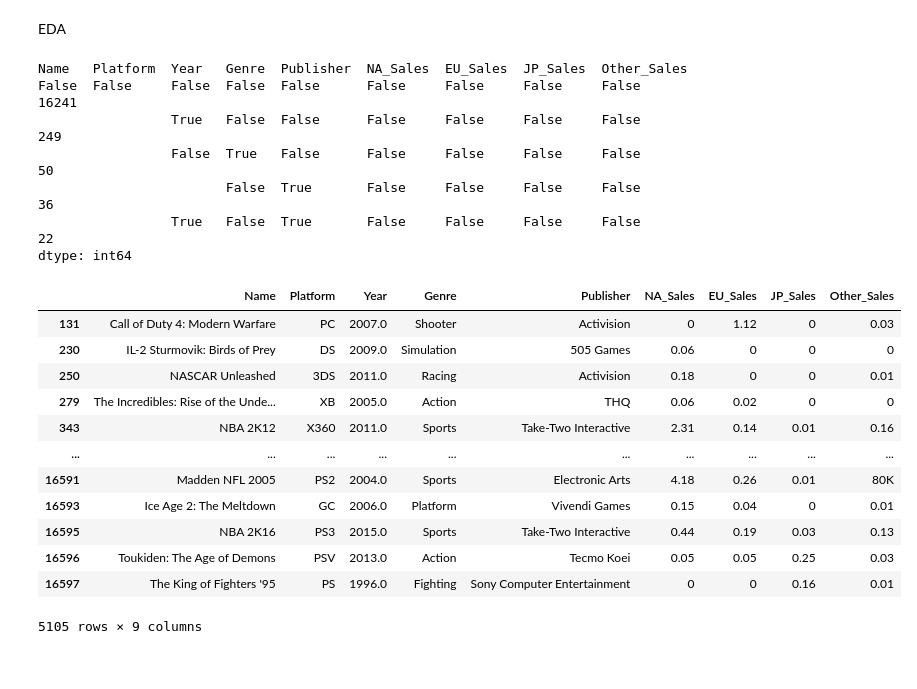
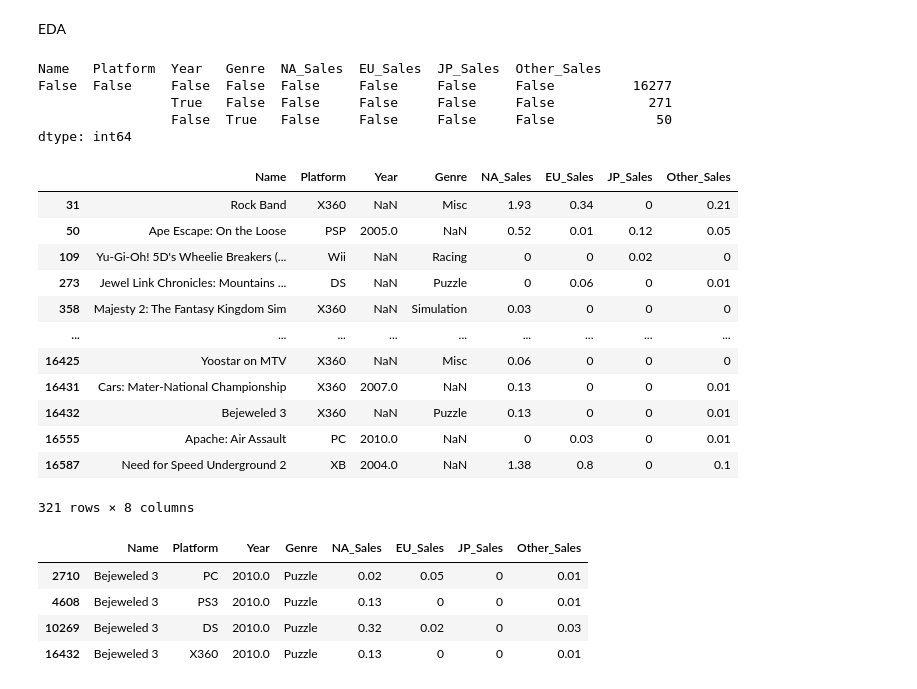
Before and after one commit to IlsuSong/Section1_Project, a Jupyter notebook: AI_14_송일수_Section1.ipynb, the cells around one changed output. Drawn from its saved outputs; the diff is of its cells as text; code cells hidden in the pictures.

```diff
--- a/AI_14_송일수_Section1.ipynb
+++ b/AI_14_송일수_Section1.ipynb
@@ -27,32 +22,28 @@ df.head()
 # %% [markdown]
 EDA
 # %%
-dfc=df.drop("Unnamed: 0",axis=1)
+dfc=df.drop(["Unnamed: 0","Publisher"],axis=1) # 분석에 필요없는 feature 제거
 
-dfc.isnull().value_counts()
+dfc.isnull().value_counts() # null값 존재하는 컬럼 찾기
 # %% [output]
-Name   Platform  Year   Genre  Publisher  NA_Sales  EU_Sales  JP_Sales  Other_Sales
-False  False     False  False  False      False     False     False     False          16241
-                 True   False  False      False     False     False     False            249
-                 False  True   False      False     False     False     False             50
-                        False  True       False     False     False     False             36
-                 True   False  True       False     False     False     False             22
+Name   Platform  Year   Genre  NA_Sales  EU_Sales  JP_Sales  Other_Sales
+False  False     False  False  False     False     False     False          16277
+                 True   False  False     False     False     False            271
+                 False  True   False     False     False     False             50
 dtype: int64
 # %%
-dfc[dfc.Year.isnull() | dfc.Genre.isnull() | dfc.Publisher.isnull()]
-
-dfc[dfc.Name.duplicated()&dfc.Platform.duplicated()]
+dfc[dfc.Year.isnull() | dfc.Genre.isnull()]
 # %% [output]
-|  | Name | Platform | Year | Genre | Publisher | NA_Sales | EU_Sales | JP_Sales | Other_Sales |
-| 131 | Call of Duty 4: Modern Warfare | PC | 2007.0 | Shooter | Activision | 0 | 1.12 | 0 | 0.03 |
-| 230 | IL-2 Sturmovik: Birds of Prey | DS | 2009.0 | Simulation | 505 Games | 0.06 | 0 | 0 | 0 |
-| 250 | NASCAR Unleashed | 3DS | 2011.0 | Racing | Activision | 0.18 | 0 | 0 | 0.01 |
-| 279 | The Incredibles: Rise of the Unde... | XB | 2005.0 | Action | THQ | 0.06 | 0.02 | 0 | 0 |
-| 343 | NBA 2K12 | X360 | 2011.0 | Sports | Take-Two Interactive | 2.31 | 0.14 | 0.01 | 0.16 |
-| ... | ... | ... | ... | ... | ... | ... | ... | ... | ... |
-| 16591 | Madden NFL 2005 | PS2 | 2004.0 | Sports | Electronic Arts | 4.18 | 0.26 | 0.01 | 80K |
-| 16593 | Ice Age 2: The Meltdown | GC | 2006.0 | Platform | Vivendi Games | 0.15 | 0.04 | 0 | 0.01 |
-| 16595 | NBA 2K16 | PS3 | 2015.0 | Sports | Take-Two Interactive | 0.44 | 0.19 | 0.03 | 0.13 |
-| 16596 | Toukiden: The Age of Demons | PSV | 2013.0 | Action | Tecmo Koei | 0.05 | 0.05 | 0.25 | 0.03 |
-| 16597 | The King of Fighters '95 | PS | 1996.0 | Fighting | Sony Computer Entertainment | 0 | 0 | 0.16 | 0.01 |
+|  | Name | Platform | Year | Genre | NA_Sales | EU_Sales | JP_Sales | Other_Sales |
+| 31 | Rock Band | X360 | NaN | Misc | 1.93 | 0.34 | 0 | 0.21 |
+| 50 | Ape Escape: On the Loose | PSP | 2005.0 | NaN | 0.52 | 0.01 | 0.12 | 0.05 |
+| 109 | Yu-Gi-Oh! 5D's Wheelie Breakers (... | Wii | NaN | Racing | 0 | 0 | 0.02 | 0 |
+| 273 | Jewel Link Chronicles: Mountains ... | DS | NaN | Puzzle | 0 | 0.06 | 0 | 0.01 |
+| 358 | Majesty 2: The Fantasy Kingdom Sim | X360 | NaN | Simulation | 0.03 | 0 | 0 | 0 |
+| ... | ... | ... | ... | ... | ... | ... | ... | ... |
+| 16425 | Yoostar on MTV | X360 | NaN | Misc | 0.06 | 0 | 0 | 0 |
+| 16431 | Cars: Mater-National Championship | X360 | 2007.0 | NaN | 0.13 | 0 | 0 | 0.01 |
+| 16432 | Bejeweled 3 | X360 | NaN | Puzzle | 0.13 | 0 | 0 | 0.01 |
+| 16555 | Apache: Air Assault | PC | 2010.0 | NaN | 0 | 0.03 | 0 | 0.01 |
+| 16587 | Need for Speed Underground 2 | XB | 2004.0 | NaN | 1.38 | 0.8 | 0 | 0.1 |
-5105 rows × 9 columns
+321 rows × 8 columns
@@ -58,0 +69,8 @@ dfc[dfc.Name.duplicated()&dfc.Platform.duplicated()]
+# %%
+dfc[dfc['Name']=='Bejeweled 3']
+# %% [output]
+|  | Name | Platform | Year | Genre | NA_Sales | EU_Sales | JP_Sales | Other_Sales |
+| 2710 | Bejeweled 3 | PC | 2010.0 | Puzzle | 0.02 | 0.05 | 0 | 0.01 |
+| 4608 | Bejeweled 3 | PS3 | 2010.0 | Puzzle | 0.13 | 0 | 0 | 0.01 |
+| 10269 | Bejeweled 3 | DS | 2010.0 | Puzzle | 0.32 | 0.02 | 0 | 0.03 |
+| 16432 | Bejeweled 3 | X360 | 2010.0 | Puzzle | 0.13 | 0 | 0 | 0.01 |
```
Also changed, not shown: parts of 5 cells of this notebook.
